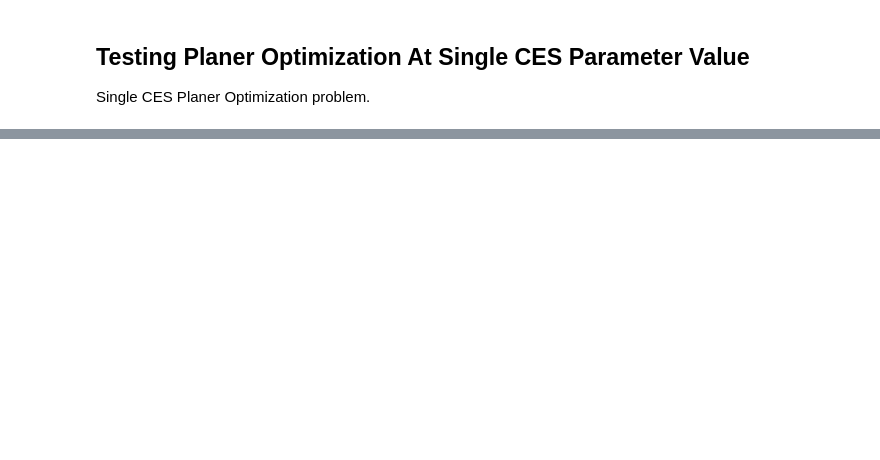
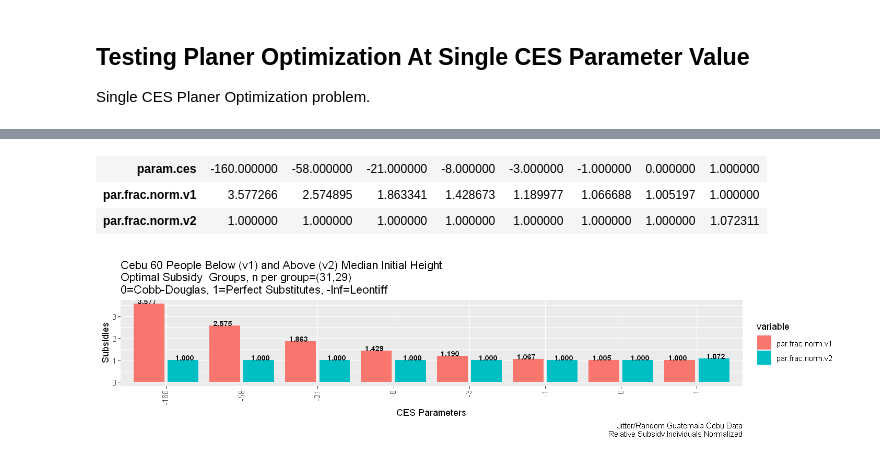
Before and after one commit to FanWangEcon/R4Econ, a Jupyter notebook: optimization/planer/ces/cesoptimizer.ipynb, the cells around one changed output, grey strips where cells are left out. Cells and saved outputs as stored; diff of their text form; code cells hidden in the pictures; blank space fills up the shorter version.

```diff
--- a/optimization/planer/ces/cesoptimizer.ipynb
+++ b/optimization/planer/ces/cesoptimizer.ipynb
@@ -469,0 +573,21 @@ as.data.frame(df.test.results) %>%
+# %%
+# test h0
+df.ces.opti.h0 <- bind_rows(lapply(vec.param.ces, optim_wrapper,
+                                list.subsidy.y.params.other = list.subsidy.y.params.other.default.h0,
+                                sca.subsidy.frac.init = (numeric((sca.subsidy.groups.h0-1))+1),
+                                f.subsidy.y.str = 'f_subsidy_y_cd')) %>%
+                    select(param.ces, matches('par.frac.norm.v'))
+t(df.ces.opti.h0)
+# Graph
+options(repr.plot.width = 12, repr.plot.height = 3)
+str.title <- 'Cebu 60 People Below (v1) and Above (v2) Median Initial Height'
+str.captions <- 'Jitter/Random Guatemala Cebu Data\nRelative Subsidy Individuals Normalized'
+graphf.ces.opti.subsidy(df.ces.opti=df.ces.opti.h0,
+                        sca.subsidy.groups = list.subsidy.y.params.other.default.h0$sca.subsidy.groups,
+                        vec.subsidy.grpsize =  list.subsidy.y.params.other.default.h0$vec.subsidy.grpsize,
+                        str.title=str.title, str.captions=str.captions)
+# %% [output]
+| param.ces | -160.000000 | -58.000000 | -21.000000 | -8.000000 | -3.000000 | -1.000000 | 0.000000 | 1.000000 |
+| par.frac.norm.v1 | 3.577266 | 2.574895 | 1.863341 | 1.428673 | 1.189977 | 1.066688 | 1.005197 | 1.000000 |
+| par.frac.norm.v2 | 1.000000 | 1.000000 | 1.000000 | 1.000000 | 1.000000 | 1.000000 | 1.000000 | 1.072311 |
+[figure, added]
```
Also changed, not shown: parts of 25 cells of this notebook, 2 other files.
